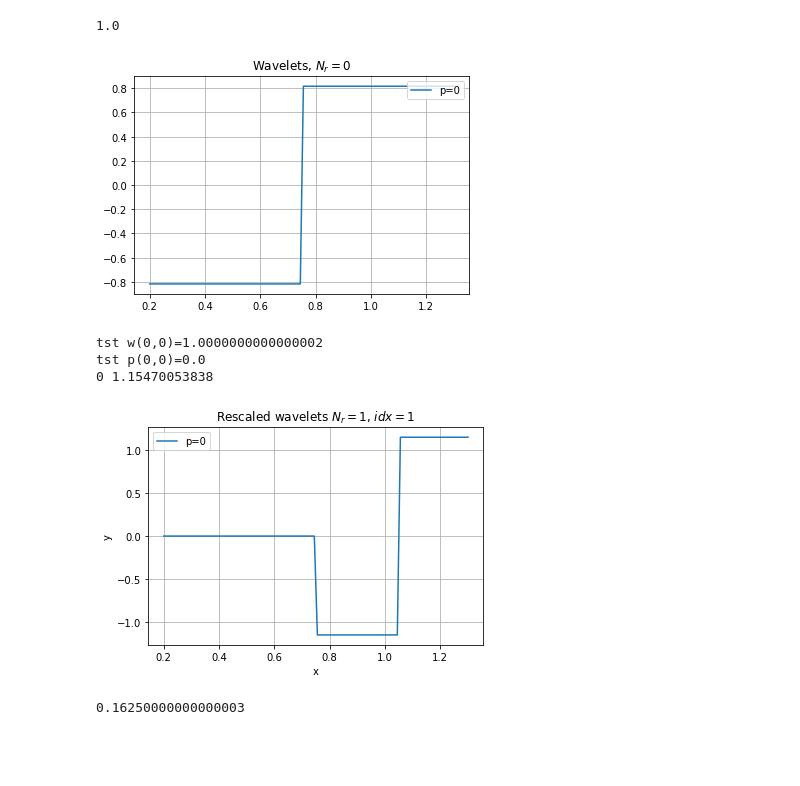
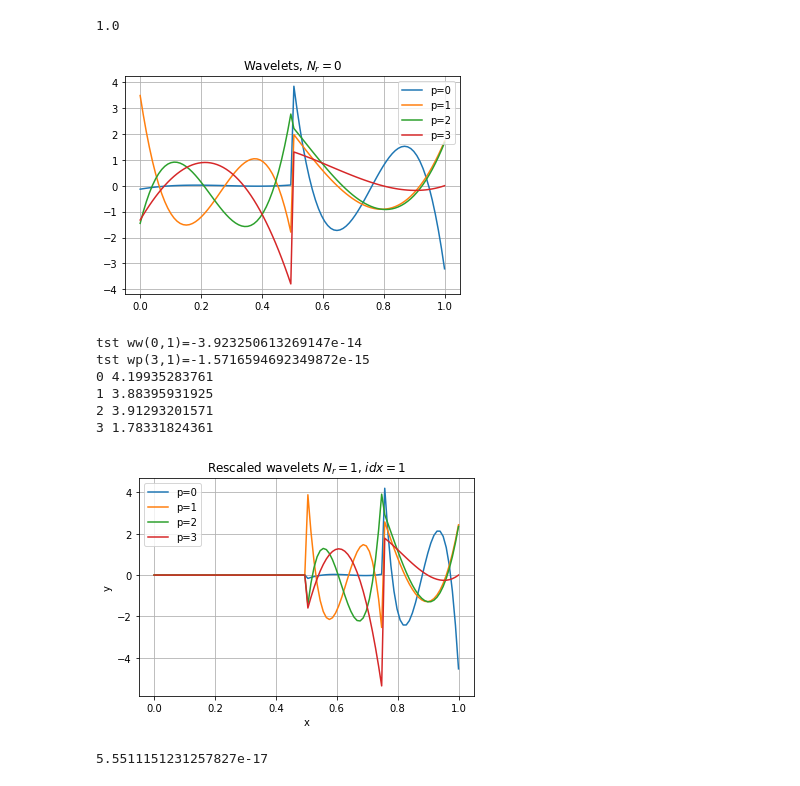
Before and after one commit to ikroeker/aMR-PC, a Jupyter notebook: py/test002.ipynb, the cells around one changed output. Saved outputs shown, nothing was run; the diff lists cells and outputs as text; code cells hidden in the pictures; blank space fills up the shorter version.

Commit message:
wavetools tested

```diff
--- a/py/test002.ipynb
+++ b/py/test002.ipynb
@@ -24,12 +24,12 @@ import matplotlib.pyplot as plt
 
 import wavetools as wt
 
-P=1 #number of terms
-wv=wt.wavetools(P,.2,1.3)
+P=4 #number of terms
+wv=wt.wavetools(P)
 qdeg=4*P+2 # allways even
 qdeg=-1
 wv.genWVlets(qdeg)
-#wv.genWVlets(-1,True)
+#wv.genWVlets(qdeg,True)
 x=np.linspace(wv.lb,wv.rb,100)
 
 for p in range(P):
@@ -39,38 +39,41 @@ for p in range(P):
     plt.plot(x,y,label='p='+str(p))
 #ax.legend(arange(P))
 plt.legend(loc='upper right')
 plt.grid(True)
 plt.title('Wavelets, $N_r=0$')
 plt.show()
 
 i=min(P-1,0)
 j=min(P-1,1)
-print("tst w({},{})={}".format(i,j,(wv.fpsi(i,wv.roots)* wv.fpsi(j,wv.roots)) @ wv.weights))
+print("tst ww({},{})={}".format(i,j,(wv.fpsi(i,wv.roots)* wv.fpsi(j,wv.roots)) @ wv.weights))
 i=min(P-1,3)
 j=min(P-1,1)
-print("tst p({},{})={}".format(i,j,(wv.fpsi(i,wv.roots)* wv.roots**j )@ wv.weights))
+print("tst wp({},{})={}".format(i,j,(wv.fpsi(i,wv.roots)* wv.roots**j )@ wv.weights))
 #print(wv.alpha)
 Nr=1
 Nri=1
 for p in range(P):
     y=wv.rfpsi(x,p,Nr,Nri)
     plt.plot(x,y,label='p='+str(p))
     print(p,max(y))
 plt.legend(loc='best')
 plt.xlabel('x')
 plt.ylabel('y')
 plt.title('Rescaled wavelets $N_r=$'+str(Nr)+', $idx=$'+str(Nri))
 plt.grid(True)
 plt.show()
 
 #print(x)
 #print(y)
 # quadrature check
 (wv.roots* wv.vfs(wv.roots))@wv.weights - (1-2**(0-(1+1)))/(1+1+1)
 # %% [output]
-[figure, old version]
+[figure, new version]
-tst w(0,0)=1.0000000000000002
-tst p(0,0)=0.0
-0 1.15470053838
+tst ww(0,1)=-3.923250613269147e-14
+tst wp(3,1)=-1.5716594692349872e-15
+0 4.19935283761
+1 3.88395931925
+2 3.91293201571
+3 1.78331824361
-[figure, old version]
+[figure, new version]
-0.16250000000000003
+5.5511151231257827e-17
```
Also changed, not shown: 1 other file.
